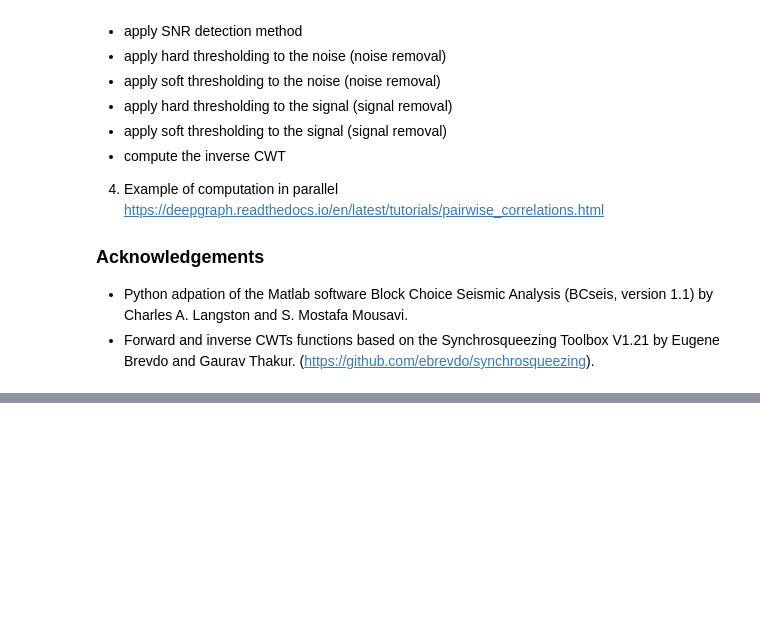
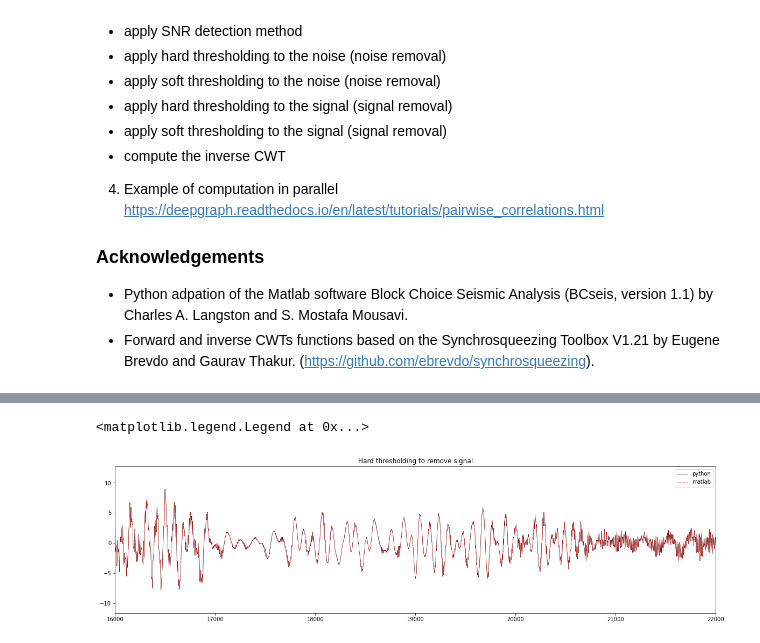
Before and after one commit to LLNL/pysolate, a Jupyter notebook: example_notebook.ipynb, the cells around one changed output, grey strips where cells are left out. Cells and saved outputs as stored; diff of their text form; code cells hidden in the pictures; blank space fills up the shorter version.

```diff
--- a/example_notebook.ipynb
+++ b/example_notebook.ipynb
@@ -51,0 +81,11 @@ plt.show()
+# %%
+plt.figure(figsize=(20,5))
+plt.title("Hard thresholding to remove signal")
+plt.plot(block.data[0].wavelet.icwt["signal_removed"],"k",linewidth=0.5,label="python")
+trace = read("tmp/icwtblock_signalhard.sac",format="SAC")[0]
+plt.plot(trace.data,"r--",linewidth=0.5,label="matlab")
+plt.xlim([16000,22000])
+plt.legend()
+# %% [output]
+<matplotlib.legend.Legend at 0x...>
+[figure, added]
```
Also changed, not shown: parts of 8 cells of this notebook, 18 other files.
